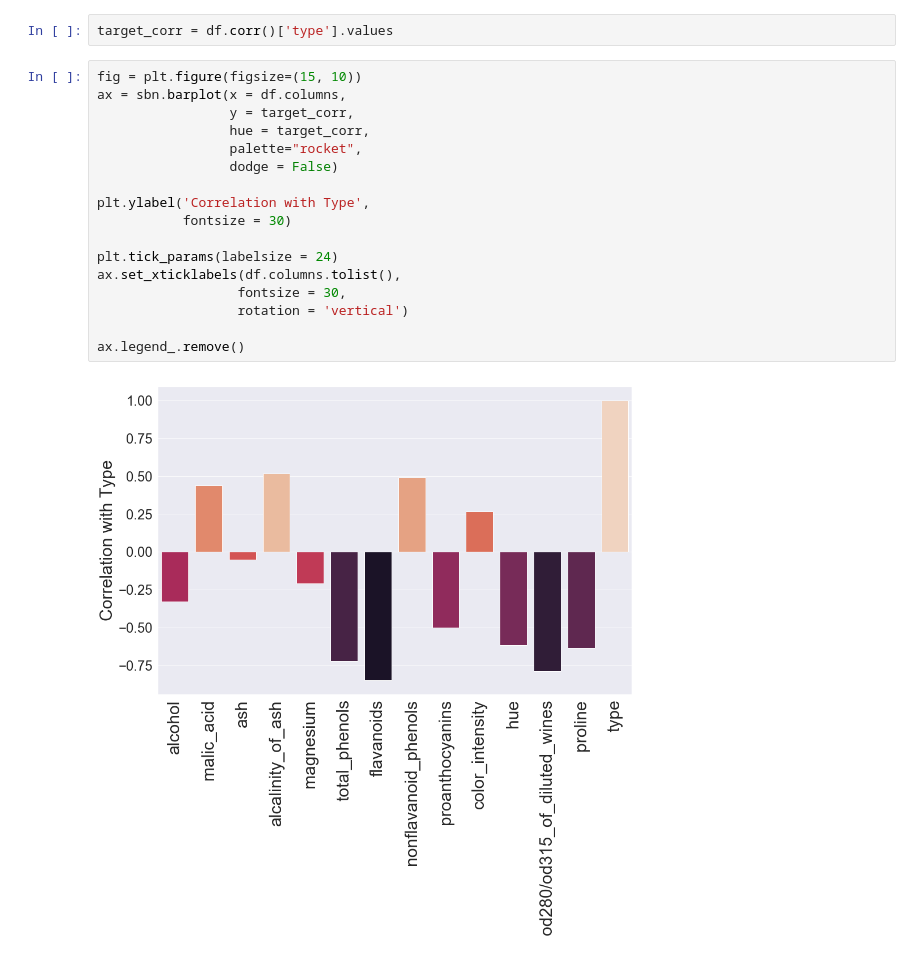
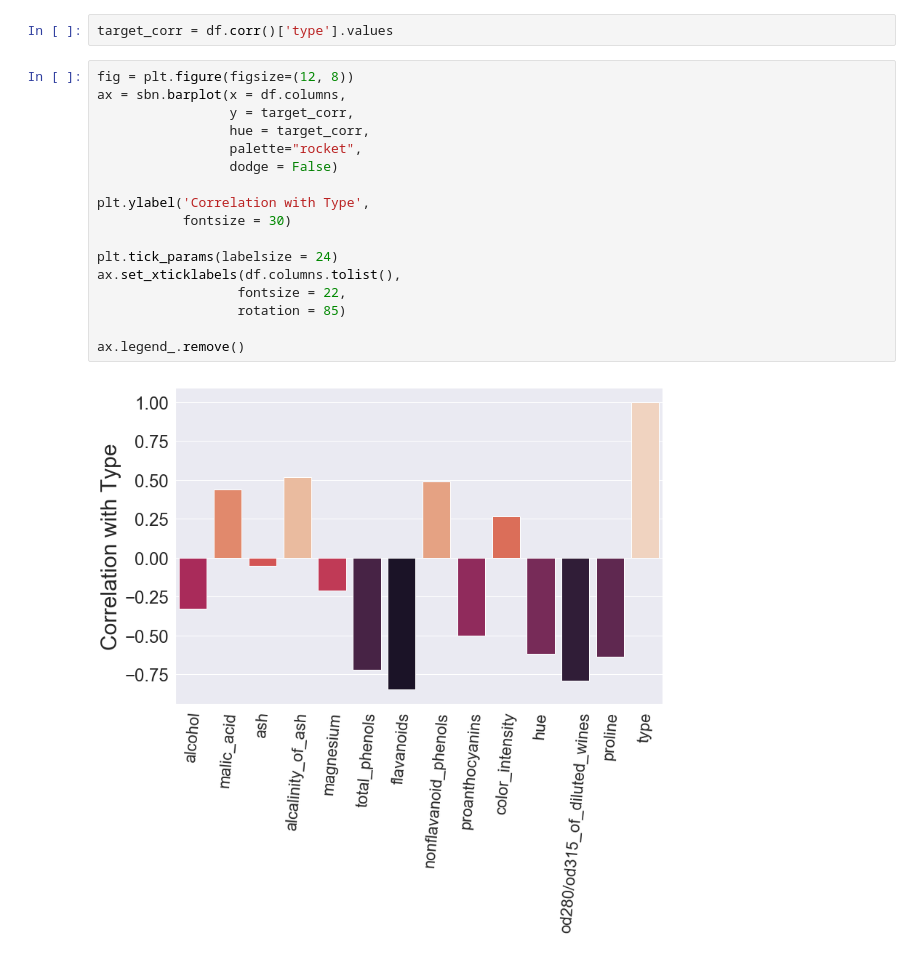
Before and after one commit to soaresjh/Data-Science-Portfolio, a Jupyter notebook: Wine_Class_Prediction/Analytics_Dimensionality_Reduction.ipynb, the cells around one changed output. Cells and saved outputs as stored; diff of their text form.

```diff
--- a/Wine_Class_Prediction/Analytics_Dimensionality_Reduction.ipynb
+++ b/Wine_Class_Prediction/Analytics_Dimensionality_Reduction.ipynb
@@ -53,22 +55,22 @@ df.sample(n = 8)
 # %%
 target_corr = df.corr()['type'].values
 # %%
-fig = plt.figure(figsize=(15, 10))
+fig = plt.figure(figsize=(12, 8))
 ax = sbn.barplot(x = df.columns,
                  y = target_corr,
                  hue = target_corr,
                  palette="rocket",
                  dodge = False)
 
 plt.ylabel('Correlation with Type',
            fontsize = 30)
 
 plt.tick_params(labelsize = 24)
 ax.set_xticklabels(df.columns.tolist(),
-                  fontsize = 30,
-                  rotation = 'vertical')
+                  fontsize = 22,
+                  rotation = 85)
 
 ax.legend_.remove()
 # %% [output]
-[figure, old version]
+[figure, new version]
 # %%
```
Also changed, not shown: parts of 11 cells of this notebook, 1 other file.
